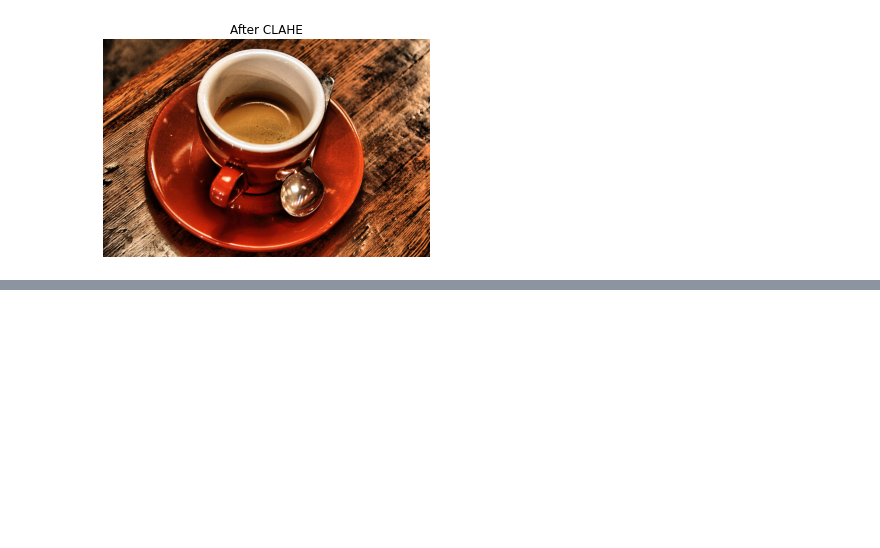
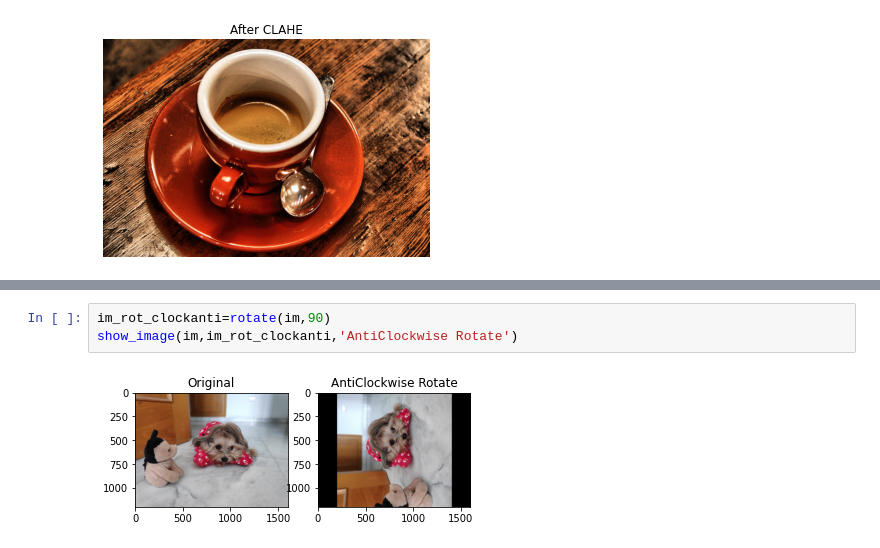
Before and after one commit to sikha2552/Python_ImageProcessing, a Jupyter notebook: Chapter2_Filtering.ipynb, the cells around one changed output, grey strips where cells are left out. Saved outputs shown, nothing was run; the diff lists cells and outputs as text; blank space fills up the shorter version.

```diff
--- a/Chapter2_Filtering.ipynb
+++ b/Chapter2_Filtering.ipynb
@@ -150,0 +169,5 @@ plt.show()
+# %%
+im_rot_clockanti=rotate(im,90)
+show_image(im,im_rot_clockanti,'AntiClockwise Rotate')
+# %% [output]
+[figure, added]
```
Also changed, not shown: parts of 15 cells of this notebook.
